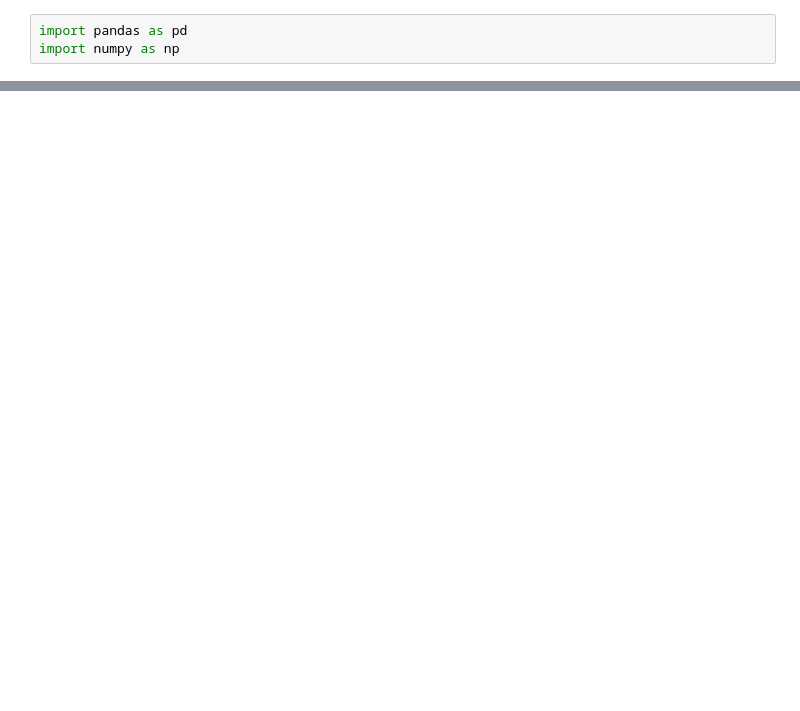
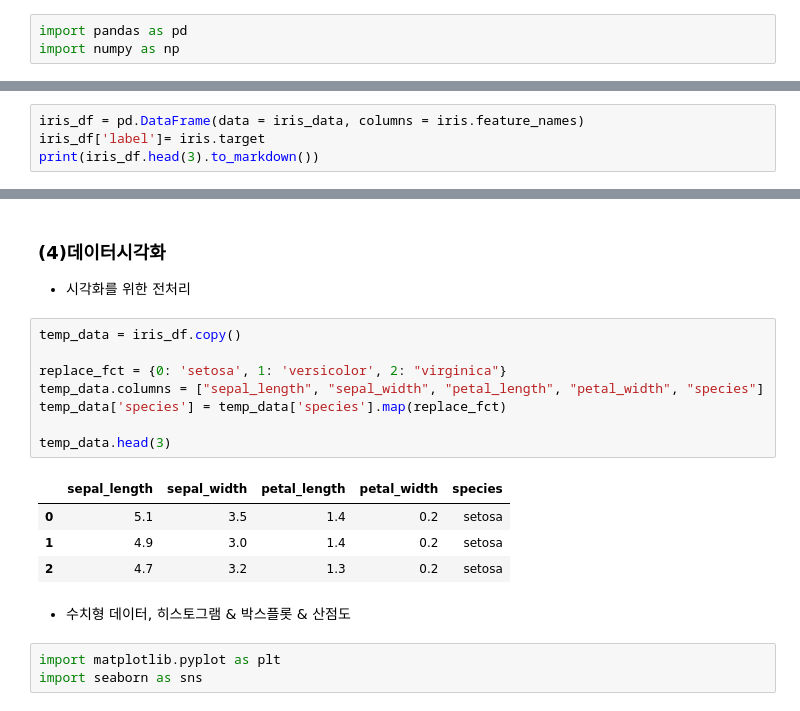
Before and after one commit to kimhyoryeong/ml_edu, a Jupyter notebook: 0818.ipynb, the cells around one changed output, grey strips where cells are left out. Saved outputs shown, nothing was run; the diff lists cells and outputs as text; blank space fills up the shorter version.

```diff
--- a/0818.ipynb
+++ b/0818.ipynb
@@ -59,0 +42,4 @@ df_iris
+# %%
+iris_df = pd.DataFrame(data = iris_data, columns = iris.feature_names)
+iris_df['label']= iris.target
+print(iris_df.head(3).to_markdown())
@@ -59,0 +52,21 @@ df_iris
+# %% [markdown]
+### (4)데이터시각화
+- 시각화를 위한 전처리
+# %%
+temp_data = iris_df.copy()
+
+replace_fct = {0: 'setosa', 1: 'versicolor', 2: "virginica"}
+temp_data.columns = ["sepal_length", "sepal_width", "petal_length", "petal_width", "species"]
+temp_data['species'] = temp_data['species'].map(replace_fct)
+
+temp_data.head(3)
+# %% [output]
+|  | sepal_length | sepal_width | petal_length | petal_width | species |
+| 0 | 5.1 | 3.5 | 1.4 | 0.2 | setosa |
+| 1 | 4.9 | 3.0 | 1.4 | 0.2 | setosa |
+| 2 | 4.7 | 3.2 | 1.3 | 0.2 | setosa |
+# %% [markdown]
+- 수치형 데이터, 히스토그램 & 박스플롯 & 산점도
+# %%
+import matplotlib.pyplot as plt
+import seaborn as sns
```
Also changed, not shown: parts of 18 cells of this notebook.
